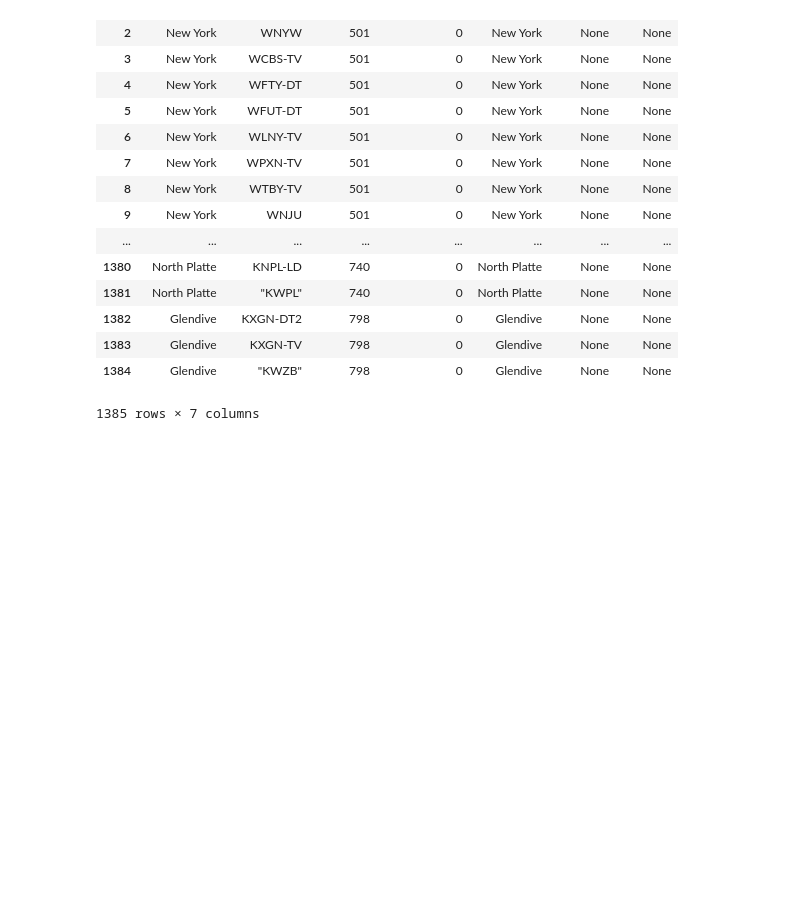
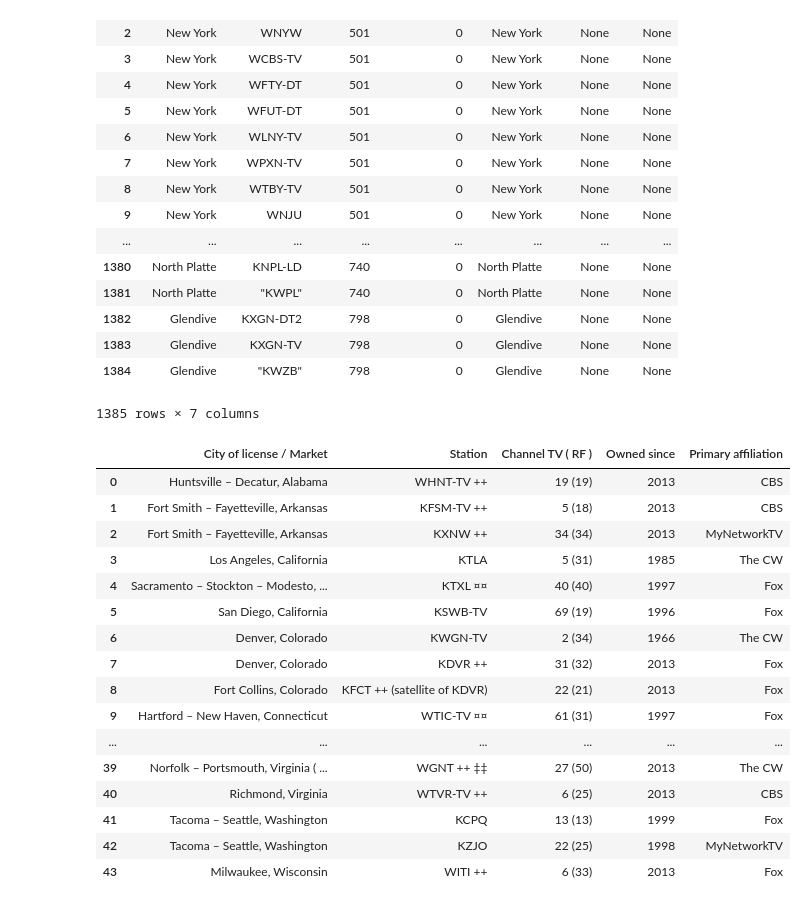
Before and after one commit to calvinkosmatka/sinclair-visualization, a Jupyter notebook: Sinclair Visualization.ipynb, the cells around one changed output. Drawn from its saved outputs; the diff is of its cells as text; code cells hidden in the pictures; blank space fills up the shorter version.

```diff
--- a/Sinclair Visualization.ipynb
+++ b/Sinclair Visualization.ipynb
@@ -466,0 +470,20 @@ stations_long_form
+# %%
+tribune_scraped
+# %% [output]
+|  | City of license / Market | Station | Channel TV ( RF ) | Owned since | Primary affiliation |
+| 0 | Huntsville – Decatur, Alabama | WHNT-TV ++ | 19 (19) | 2013 | CBS |
+| 1 | Fort Smith – Fayetteville, Arkansas | KFSM-TV ++ | 5 (18) | 2013 | CBS |
+| 2 | Fort Smith – Fayetteville, Arkansas | KXNW ++ | 34 (34) | 2013 | MyNetworkTV |
+| 3 | Los Angeles, California | KTLA | 5 (31) | 1985 | The CW |
+| 4 | Sacramento – Stockton – Modesto, ... | KTXL ¤¤ | 40 (40) | 1997 | Fox |
+| 5 | San Diego, California | KSWB-TV | 69 (19) | 1996 | Fox |
+| 6 | Denver, Colorado | KWGN-TV | 2 (34) | 1966 | The CW |
+| 7 | Denver, Colorado | KDVR ++ | 31 (32) | 2013 | Fox |
+| 8 | Fort Collins, Colorado | KFCT ++ (satellite of KDVR) | 22 (21) | 2013 | Fox |
+| 9 | Hartford – New Haven, Connecticut | WTIC-TV ¤¤ | 61 (31) | 1997 | Fox |
+| ... | ... | ... | ... | ... | ... |
+| 39 | Norfolk – Portsmouth, Virginia ( ... | WGNT ++ ‡‡ | 27 (50) | 2013 | The CW |
+| 40 | Richmond, Virginia | WTVR-TV ++ | 6 (25) | 2013 | CBS |
+| 41 | Tacoma – Seattle, Washington | KCPQ | 13 (13) | 1999 | Fox |
+| 42 | Tacoma – Seattle, Washington | KZJO | 22 (25) | 1998 | MyNetworkTV |
+| 43 | Milwaukee, Wisconsin | WITI ++ | 6 (33) | 2013 | Fox |
```
Also changed, not shown: parts of 6 cells of this notebook, 2 other files.
